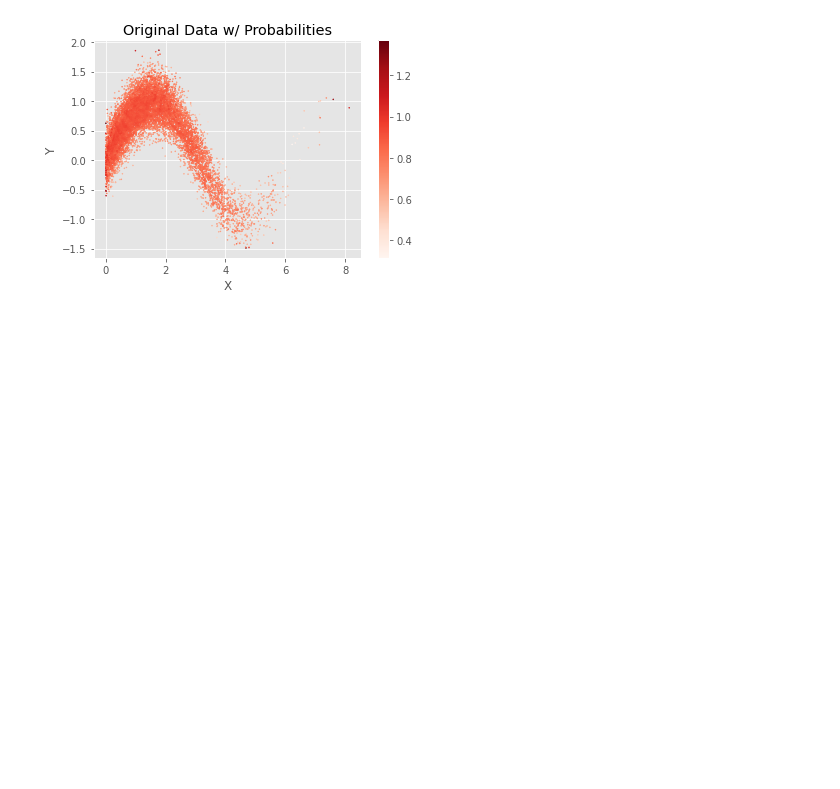
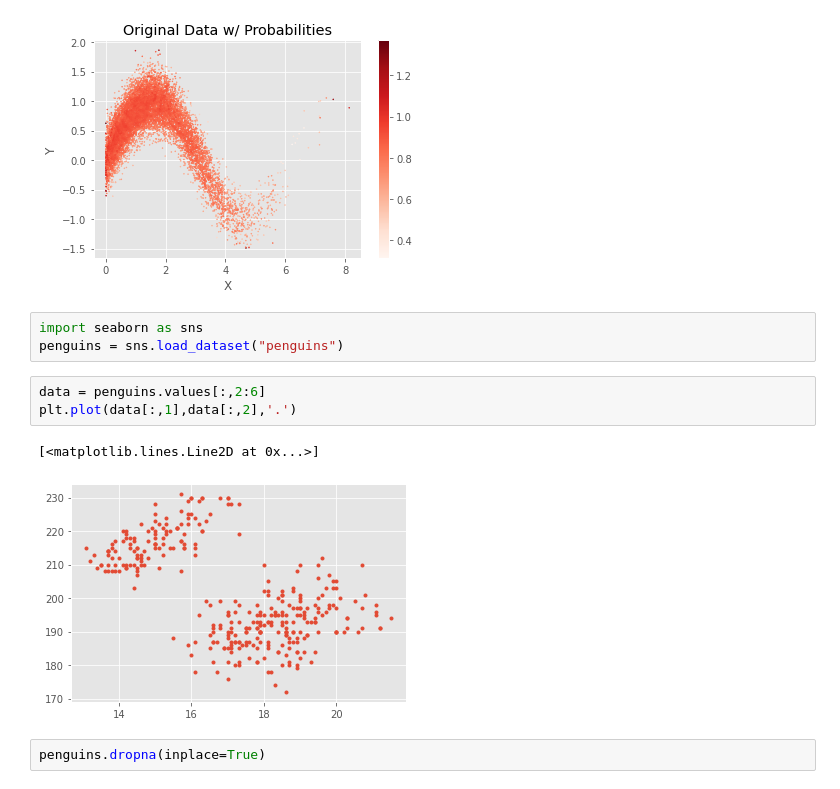
Before and after one commit to camulro/Aprendizaje-II, a Jupyter notebook: rbig_demo_val.ipynb, the cells around one changed output. Cells and saved outputs as stored; diff of their text form; blank space fills up the shorter version.

```diff
--- a/rbig_demo_val.ipynb
+++ b/rbig_demo_val.ipynb
@@ -196,3 +196,14 @@ ax.set_title('Original Data w/ Probabilities')
 plt.show()
 # %% [output]
 [figure]
+# %%
+import seaborn as sns
+penguins = sns.load_dataset("penguins")
+# %%
+data = penguins.values[:,2:6]
+plt.plot(data[:,1],data[:,2],'.')
+# %% [output]
+[<matplotlib.lines.Line2D at 0x...>]
+[figure, added]
+# %%
+penguins.dropna(inplace=True)
```
Also changed, not shown: parts of 3 cells of this notebook.
